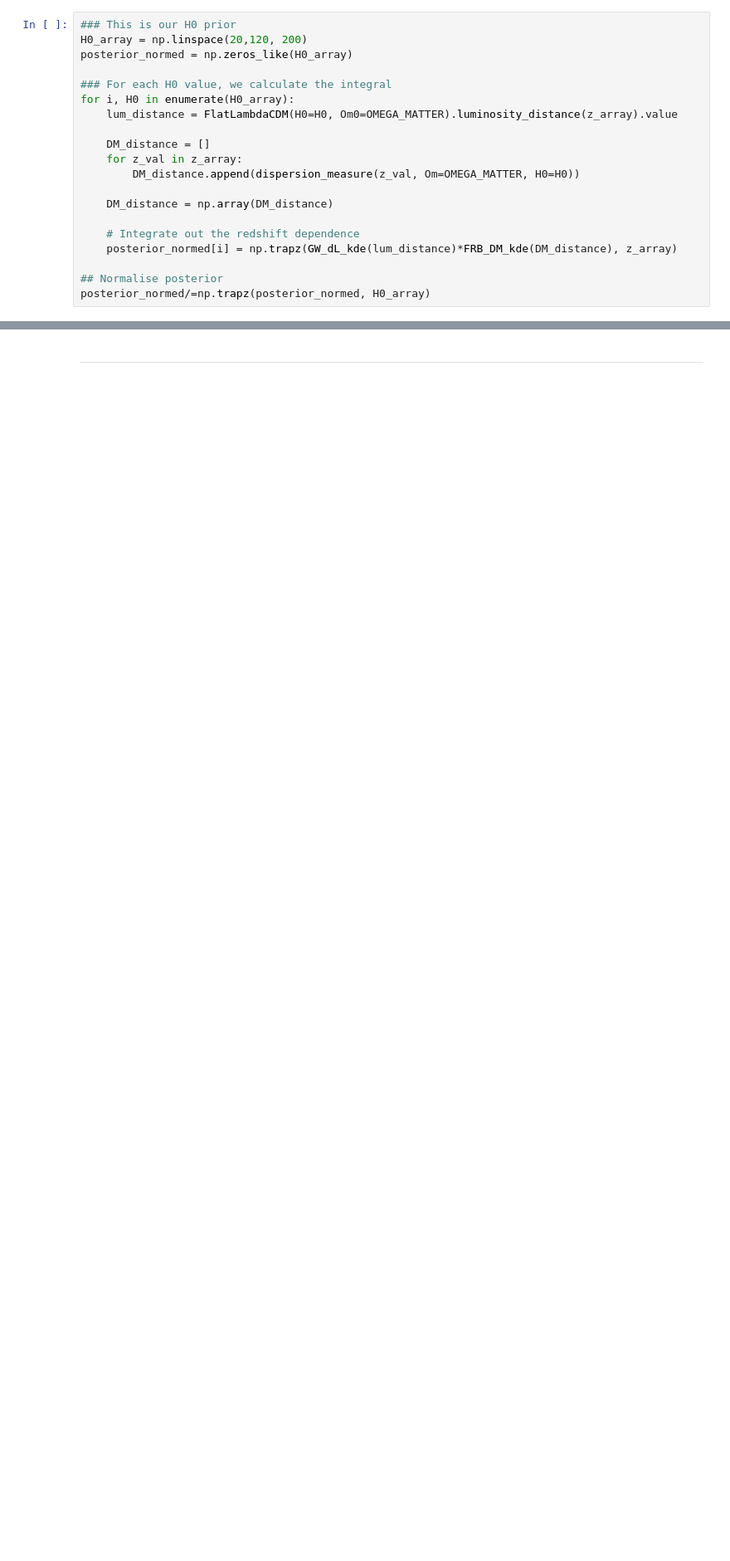
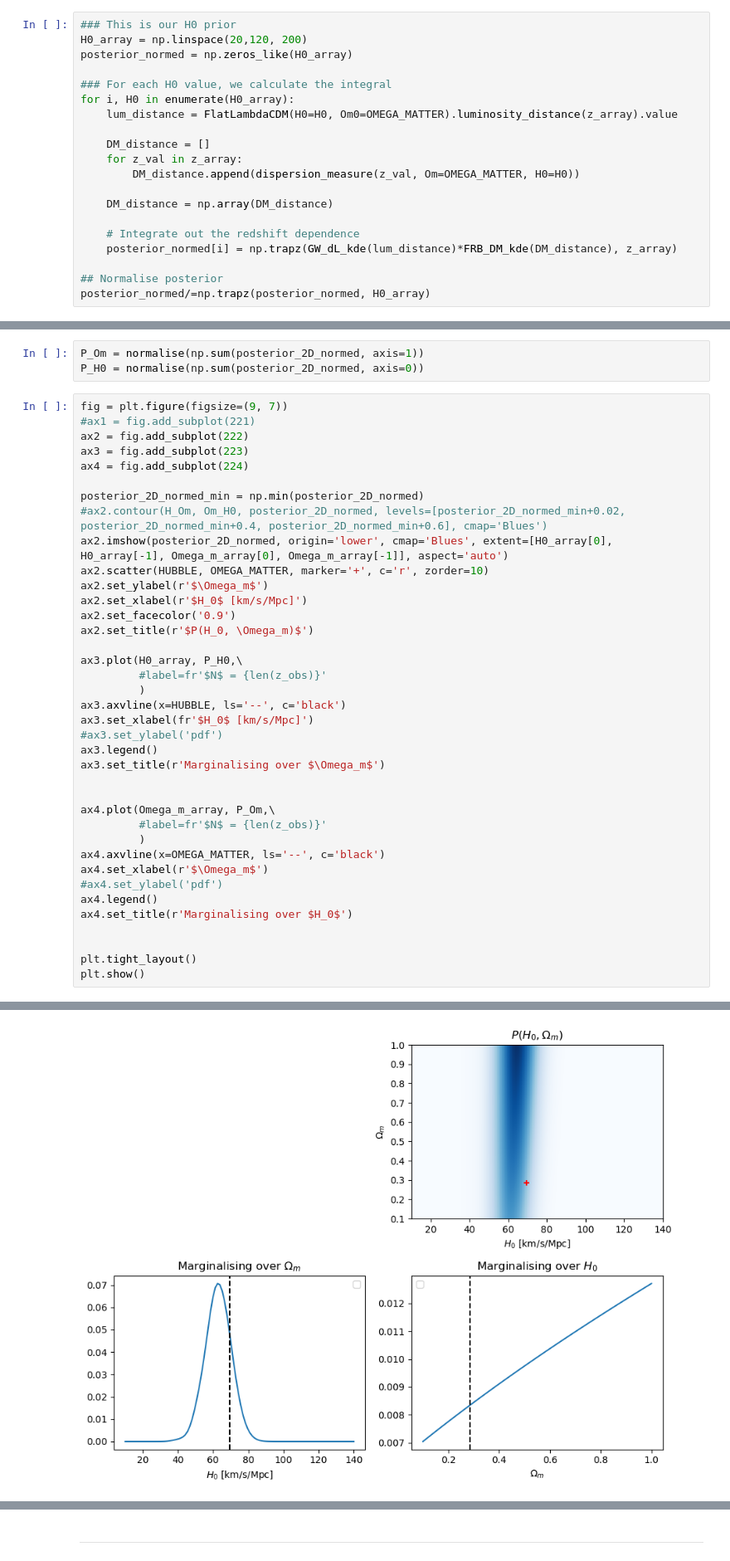
Before and after one commit to MariosNT/FRB_GW_association_cosmo, a Jupyter notebook: Notebooks/Cosmo_constraints.ipynb, the cells around one changed output, grey strips where cells are left out. Shown at 83% size. Drawn from its saved outputs; the diff is of its cells as text; blank space fills up the shorter version.

```diff
--- a/Notebooks/Cosmo_constraints.ipynb
+++ b/Notebooks/Cosmo_constraints.ipynb
@@ -837,0 +873,42 @@ plt.show()
+# %%
+P_Om = normalise(np.sum(posterior_2D_normed, axis=1))
+P_H0 = normalise(np.sum(posterior_2D_normed, axis=0))
+# %%
+fig = plt.figure(figsize=(9, 7))
+#ax1 = fig.add_subplot(221)
+ax2 = fig.add_subplot(222)
+ax3 = fig.add_subplot(223)
+ax4 = fig.add_subplot(224)
+
+posterior_2D_normed_min = np.min(posterior_2D_normed)
+#ax2.contour(H_Om, Om_H0, posterior_2D_normed, levels=[posterior_2D_normed_min+0.02, posterior_2D_normed_min+0.4, posterior_2D_normed_min+0.6], cmap='Blues')
+ax2.imshow(posterior_2D_normed, origin='lower', cmap='Blues', extent=[H0_array[0], H0_array[-1], Omega_m_array[0], Omega_m_array[-1]], aspect='auto')
+ax2.scatter(HUBBLE, OMEGA_MATTER, marker='+', c='r', zorder=10)
+ax2.set_ylabel(r'$\Omega_m$')
+ax2.set_xlabel(r'$H_0$ [km/s/Mpc]')
+ax2.set_facecolor('0.9')
+ax2.set_title(r'$P(H_0, \Omega_m)$')
+
+ax3.plot(H0_array, P_H0,\
+         #label=fr'$N$ = {len(z_obs)}'
+         )
+ax3.axvline(x=HUBBLE, ls='--', c='black')
+ax3.set_xlabel(fr'$H_0$ [km/s/Mpc]')
+#ax3.set_ylabel('pdf')
+ax3.legend()
+ax3.set_title(r'Marginalising over $\Omega_m$')
+
+
+ax4.plot(Omega_m_array, P_Om,\
+         #label=fr'$N$ = {len(z_obs)}'
+         )
+ax4.axvline(x=OMEGA_MATTER, ls='--', c='black')
+ax4.set_xlabel(r'$\Omega_m$')
+#ax4.set_ylabel('pdf')
+ax4.legend()
+ax4.set_title(r'Marginalising over $H_0$')
+
+
+plt.tight_layout()
+plt.show()
+# %% [output]
@@ -838,3 +917,4 @@ plt.show()
+[figure, added]
 # %% [markdown]
 ### **Multiple events**
 
```
Also changed, not shown: parts of 16 cells of this notebook.
